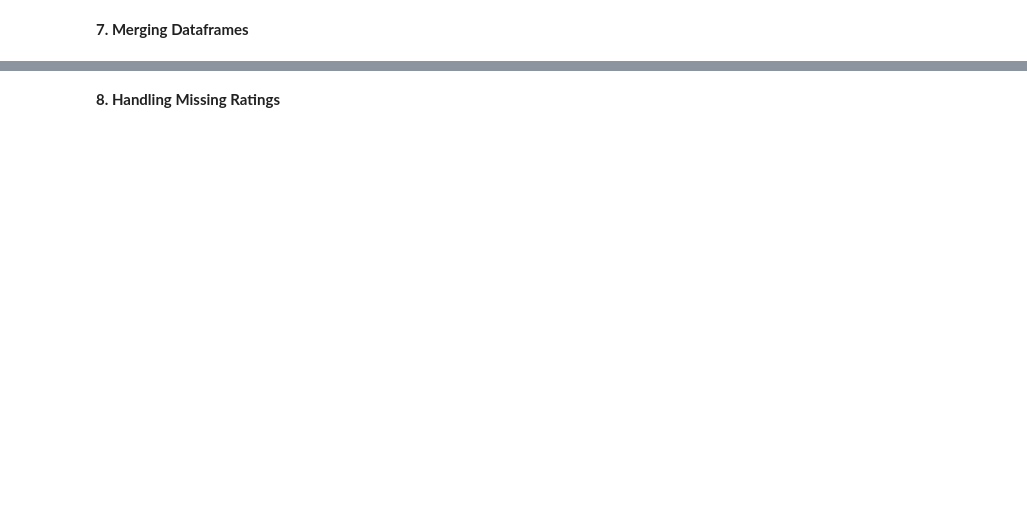
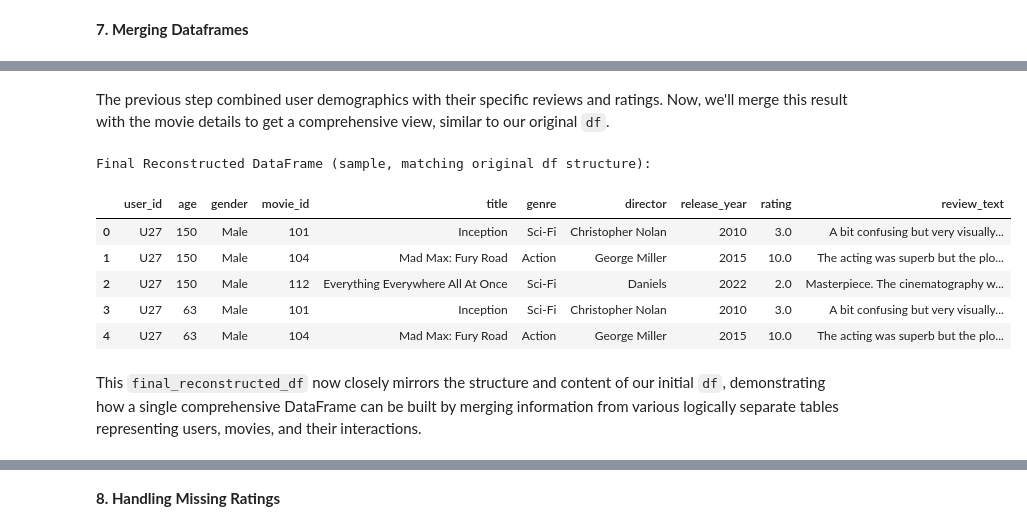
Before and after one commit to ShilpaVasista/Exploratory-Data-Analytics, a Jupyter notebook: EDA_Lab_9_Case_Study.ipynb, the cells around one changed output, grey strips where cells are left out. Cells and saved outputs as stored; diff of their text form; code cells hidden in the pictures; blank space fills up the shorter version.

```diff
--- a/EDA_Lab_9_Case_Study.ipynb
+++ b/EDA_Lab_9_Case_Study.ipynb
@@ -120,0 +130,4 @@ Refactoring ensures that identifiers (`user_id`) are treated as objects/strings
+# %%
+df['movie_id'] = df['movie_id'].astype(str)
+df['user_id'] = df['user_id'].astype(str)
+print(df[['movie_id', 'user_id']].dtypes)
@@ -138,0 +209,12 @@ After: 65
+# %%
+# Step A: Merge df_users_reconstructed with df_reviews_reconstructed on 'user_id'
+# This combines user demographic data with their reviews and ratings.
+users_reviews_merged = pd.merge(
+    df_users_reconstructed,
+    df_reviews_reconstructed,
+    on='user_id',
+    how='inner' # Use inner join to keep only users who have left reviews
+)
+
+print("Users and Reviews Merged (sample):")
+display(users_reviews_merged.head())
@@ -139,3 +229,33 @@ After: 65
+# %% [markdown]
+The previous step combined user demographics with their specific reviews and ratings. Now, we'll merge this result with the movie details to get a comprehensive view, similar to our original `df`.
+# %%
+# Step B: Merge the combined users_reviews_merged with df_movies_reconstructed on 'movie_id'
+# This adds the movie's title, genre, director, and release year to each review entry.
+final_reconstructed_df = pd.merge(
+    users_reviews_merged,
+    df_movies_reconstructed,
+    on='movie_id',
+    how='inner' # Use inner join to keep only reviews for existing movies
+)
+
+# Reorder columns to closely match the original df's structure for comparison
+final_reconstructed_df = final_reconstructed_df[[
+    'user_id', 'age', 'gender', 'movie_id', 'title', 'genre', 'director',
+    'release_year', 'rating', 'review_text'
+]]
+
+print("Final Reconstructed DataFrame (sample, matching original df structure):")
+display(final_reconstructed_df.head())
+# %% [output]
+Final Reconstructed DataFrame (sample, matching original df structure):
+|  | user_id | age | gender | movie_id | title | genre | director | release_year | rating | review_text |
+| 0 | U27 | 150 | Male | 101 | Inception | Sci-Fi | Christopher Nolan | 2010 | 3.0 | A bit confusing but very visually... |
+| 1 | U27 | 150 | Male | 104 | Mad Max: Fury Road | Action | George Miller | 2015 | 10.0 | The acting was superb but the plo... |
+| 2 | U27 | 150 | Male | 112 | Everything Everywhere All At Once | Sci-Fi | Daniels | 2022 | 2.0 | Masterpiece. The cinematography w... |
+| 3 | U27 | 63 | Male | 101 | Inception | Sci-Fi | Christopher Nolan | 2010 | 3.0 | A bit confusing but very visually... |
+| 4 | U27 | 63 | Male | 104 | Mad Max: Fury Road | Action | George Miller | 2015 | 10.0 | The acting was superb but the plo... |
+# %% [markdown]
+This `final_reconstructed_df` now closely mirrors the structure and content of our initial `df`, demonstrating how a single comprehensive DataFrame can be built by merging information from various logically separate tables representing users, movies, and their interactions.
 # %%
 # Assuming you have separate df_users and df_movies
 # df_merged = pd.merge(df_users, df_ratings, on='user_id', how='inner')
```
Also changed, not shown: parts of 34 cells of this notebook.
